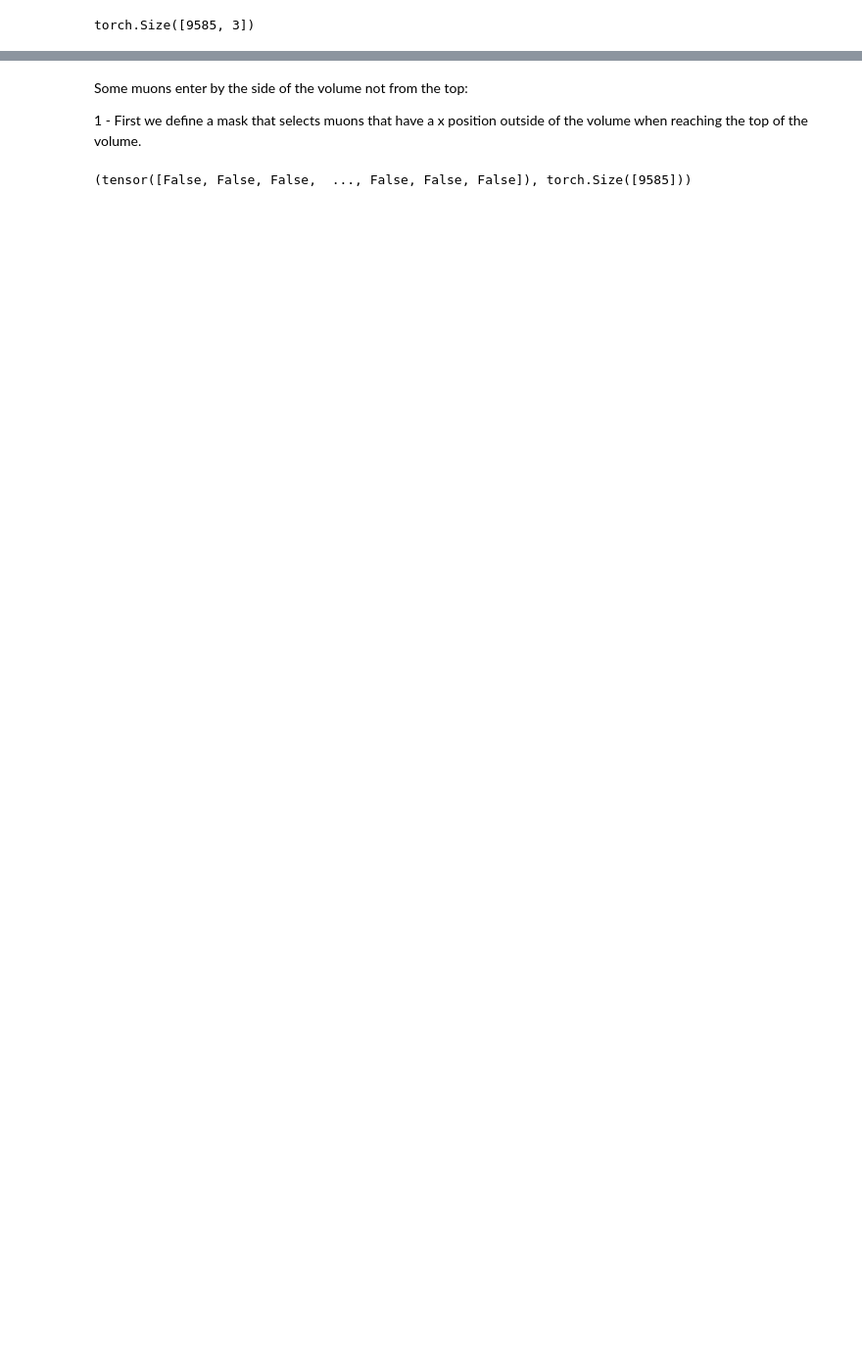
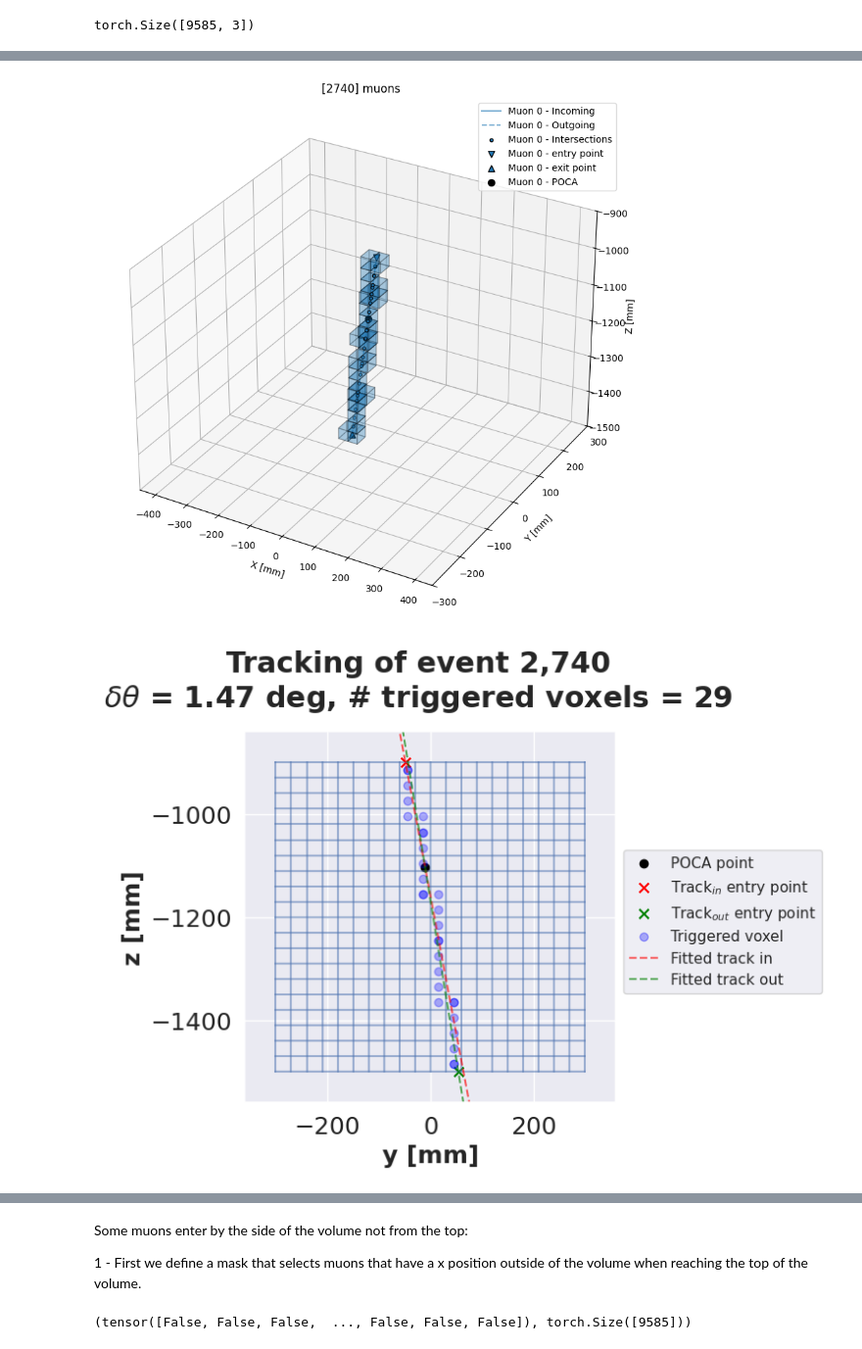
Before and after one commit to zahraadaher/muograph, a Jupyter notebook: tutorials/EM_reconstruction_example_CLEAN.ipynb, the cells around one changed output, grey strips where cells are left out. Shown at 98% size. Drawn from its saved outputs; the diff is of its cells as text; code cells hidden in the pictures; blank space fills up the shorter version.

```diff
--- a/tutorials/EM_reconstruction_example_CLEAN.ipynb
+++ b/tutorials/EM_reconstruction_example_CLEAN.ipynb
@@ -174,0 +210,6 @@ Voxel triggering
+# %%
+# we can interact with the plot
+%matplotlib notebook
+num_muons = 1 # select the number of muons you want to plot
+num_events = np.random.choice(t.xyz_enters_voi.size(0), num_muons, replace=False)
+t.plot_3D_inters_all_muons(num_events) # the functions chooses
@@ -174,0 +220,14 @@ Voxel triggering
+# %%
+%matplotlib inline
+num_event = num_events[0]
+t.plot_event(
+    event=num_event,
+    proj="YZ",
+)
+t.plot_event(
+    event=num_event,
+    proj="XZ",
+)
+# %% [output]
+[figure, added]
+[figure, added]
```
Also changed, not shown: parts of 26 cells of this notebook, 1 other file.
